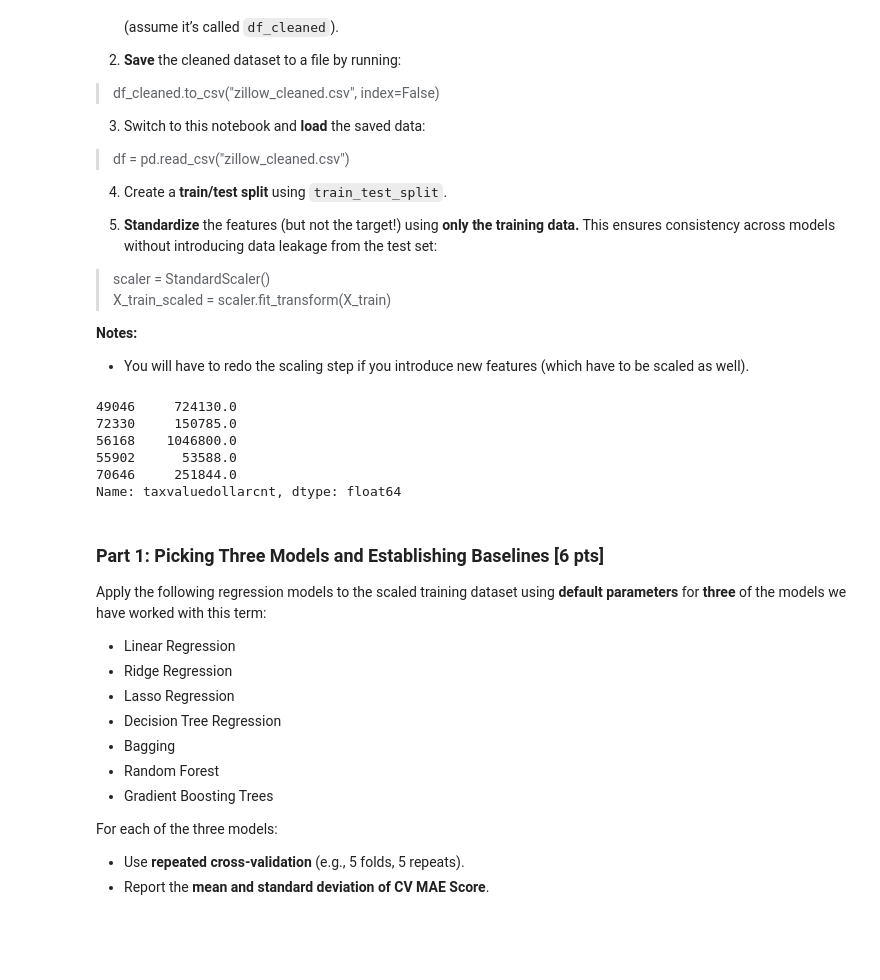
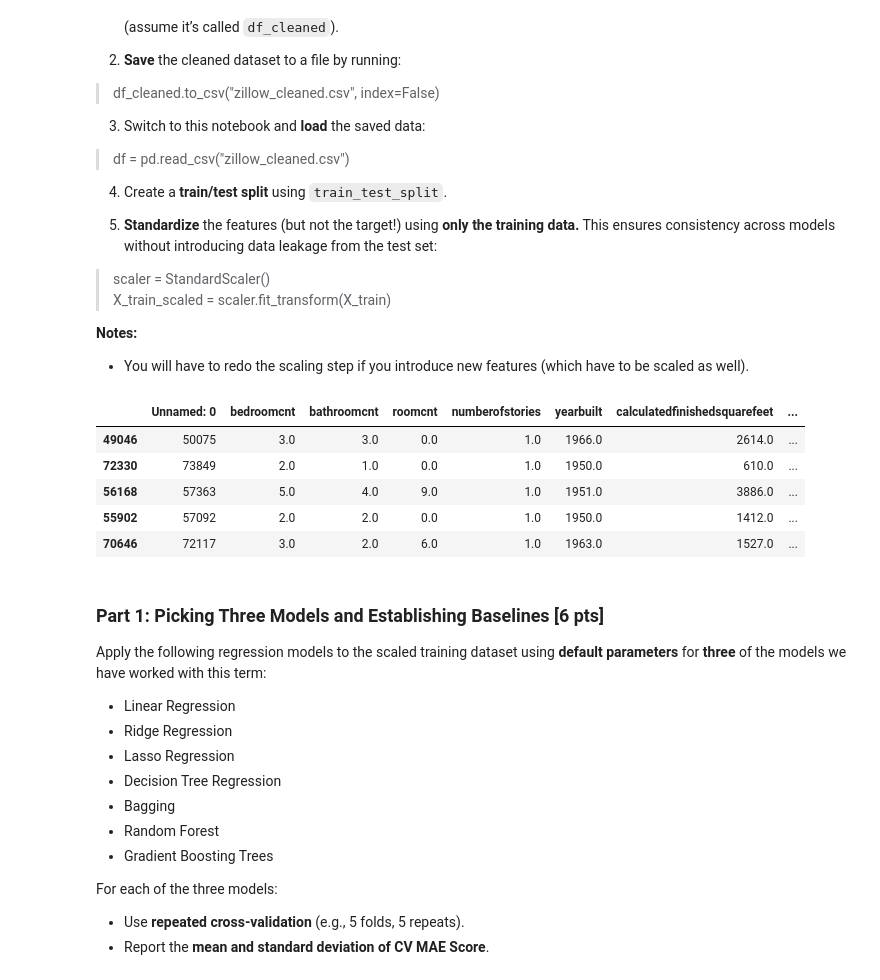
Before and after one commit to nallen35/DX_603_final, a Jupyter notebook: Milestone_02.ipynb, the cells around one changed output. Drawn from its saved outputs; the diff is of its cells as text; code cells hidden in the pictures; blank space fills up the shorter version.

```diff
--- a/Milestone_02.ipynb
+++ b/Milestone_02.ipynb
@@ -110,14 +110,14 @@ y = df_cleaned['taxvaluedollarcnt']
 X = df_cleaned.drop('taxvaluedollarcnt', axis=1)
 X_train, X_test, y_train, y_test = train_test_split(X, y, test_size=0.2, random_state=42)
 # %%
-y_train.head()
+X_train.head()
 # %% [output]
-49046     724130.0
-72330     150785.0
-56168    1046800.0
-55902      53588.0
-70646     251844.0
-Name: taxvaluedollarcnt, dtype: float64
+|  | Unnamed: 0 | bedroomcnt | bathroomcnt | roomcnt | numberofstories | yearbuilt | calculatedfinishedsquarefeet | ... |
+| 49046 | 50075 | 3.0 | 3.0 | 0.0 | 1.0 | 1966.0 | 2614.0 | ... |
+| 72330 | 73849 | 2.0 | 1.0 | 0.0 | 1.0 | 1950.0 | 610.0 | ... |
+| 56168 | 57363 | 5.0 | 4.0 | 9.0 | 1.0 | 1951.0 | 3886.0 | ... |
+| 55902 | 57092 | 2.0 | 2.0 | 0.0 | 1.0 | 1950.0 | 1412.0 | ... |
+| 70646 | 72117 | 3.0 | 2.0 | 6.0 | 1.0 | 1963.0 | 1527.0 | ... |
 # %%
 #standardize data
 scaler = StandardScaler()
```
Also changed, not shown: parts of 14 cells of this notebook.
